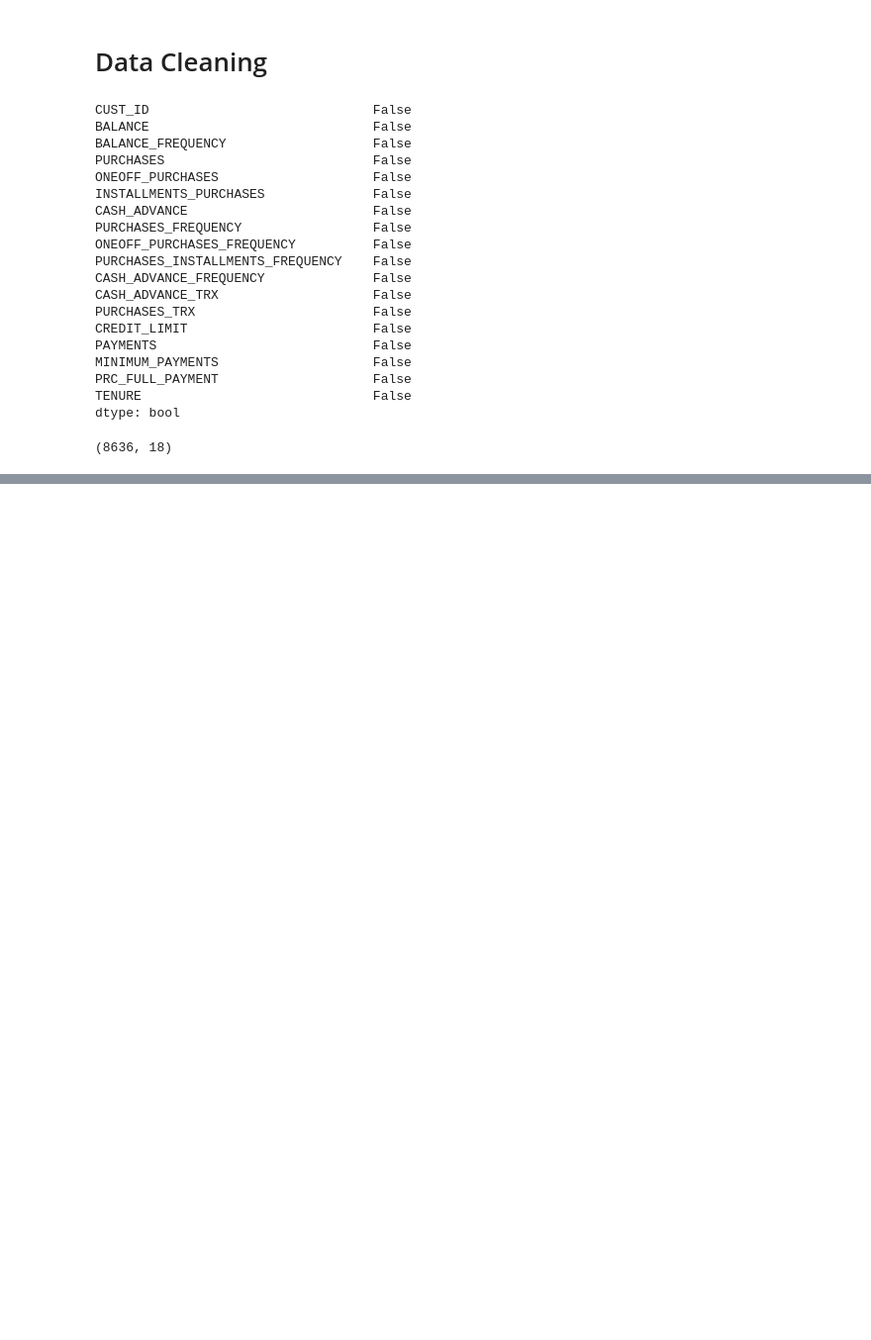
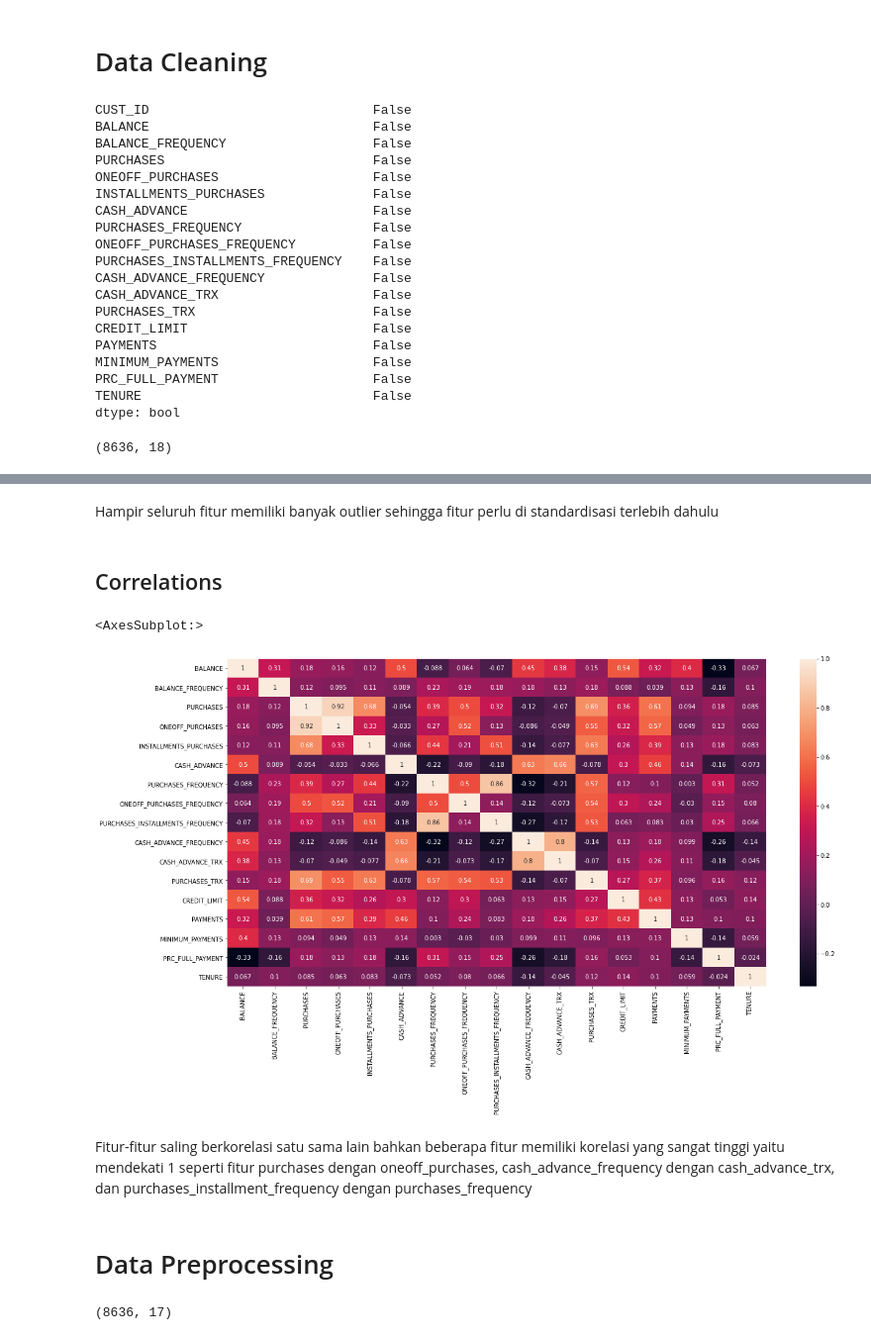
Before and after one commit to HelennaConstantia/PYTN_Kampus-Merdeka_FP4, a Jupyter notebook: PYTN_KampusMerdeka_fp4_Helenna-Constantia.ipynb, the cells around one changed output, grey strips where cells are left out. Shown at 99% size. Drawn from its saved outputs; the diff is of its cells as text; code cells hidden in the pictures; blank space fills up the shorter version.

```diff
--- a/PYTN_KampusMerdeka_fp4_Helenna-Constantia.ipynb
+++ b/PYTN_KampusMerdeka_fp4_Helenna-Constantia.ipynb
@@ -156,0 +249,21 @@ df.shape
+# %% [markdown]
+Hampir seluruh fitur memiliki banyak outlier sehingga fitur perlu di standardisasi terlebih dahulu
+# %% [markdown]
+## Correlations
+# %%
+plt.figure(figsize=(20,10))
+sns.heatmap(df.corr(), annot=True)
+# %% [output]
+<AxesSubplot:>
+[figure, added]
+# %% [markdown]
+Fitur-fitur saling berkorelasi satu sama lain bahkan beberapa fitur memiliki korelasi yang sangat tinggi yaitu mendekati 1 seperti fitur purchases dengan oneoff_purchases, cash_advance_frequency dengan cash_advance_trx, dan purchases_installment_frequency dengan purchases_frequency
+# %% [markdown]
+# Data Preprocessing
+# %%
+#standardisasi data
+scaler=StandardScaler()
+df_train=scaler.fit_transform(df)
+df_train.shape
+# %% [output]
+(8636, 17)
```
Also changed, not shown: parts of 25 cells of this notebook.
